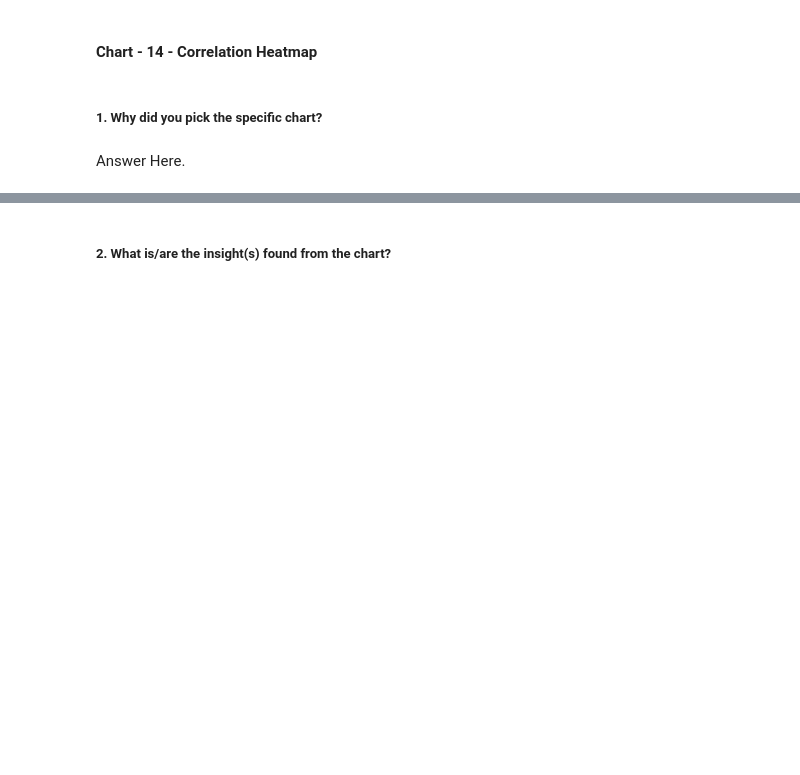
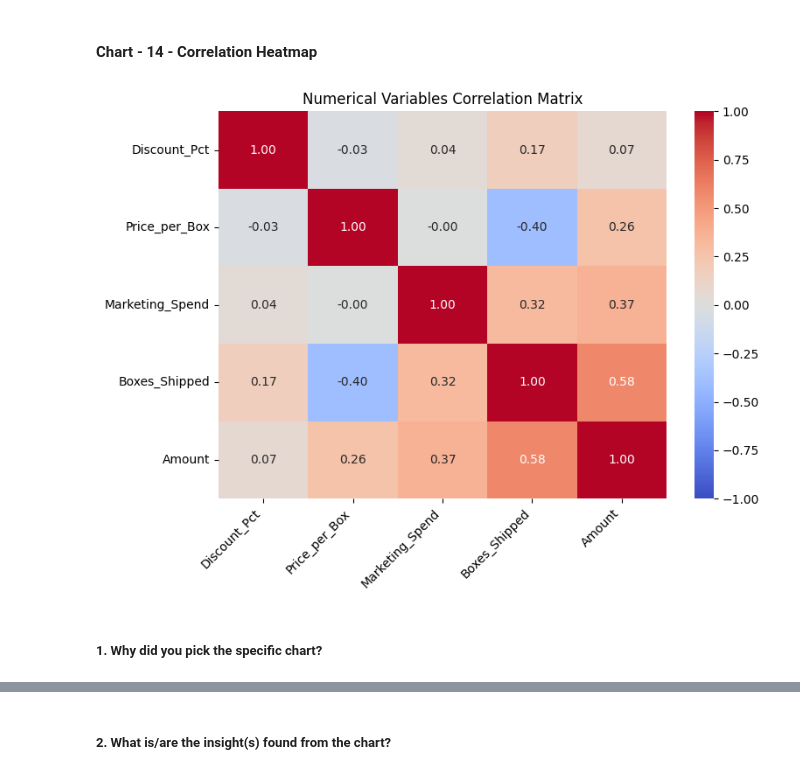
Before and after one commit to Vansh-172/EDA-CAPSTONE-PROJECT, a Jupyter notebook: Vansh_Goyal_EDA_Capstone_Project_Submission.ipynb, the cells around one changed output, grey strips where cells are left out. Saved outputs shown, nothing was run; the diff lists cells and outputs as text; code cells hidden in the pictures; blank space fills up the shorter version.

```diff
--- a/Vansh_Goyal_EDA_Capstone_Project_Submission.ipynb
+++ b/Vansh_Goyal_EDA_Capstone_Project_Submission.ipynb
@@ -688,4 +757,17 @@ Answer Here
+# %%
+# Correlation Heatmap visualization code
+# Select key numerical columns for the correlation matrix
+numerical_cols = ['Discount_Pct', 'Price_per_Box', 'Marketing_Spend', 'Boxes_Shipped', 'Amount']
+corr_matrix = df[numerical_cols].corr()
+
+plt.figure(figsize=(8, 6))
+sns.heatmap(corr_matrix, annot=True, cmap='coolwarm', fmt=".2f", vmin=-1, vmax=1, cbar=True)
+
+plt.title('Numerical Variables Correlation Matrix')
+plt.xticks(rotation=45,ha='right')
+plt.tight_layout()
+plt.show()
+# %% [output]
+[figure, added]
 # %% [markdown]
 ##### 1. Why did you pick the specific chart?
-# %% [markdown]
-Answer Here.
```
Also changed, not shown: parts of 39 cells of this notebook.
